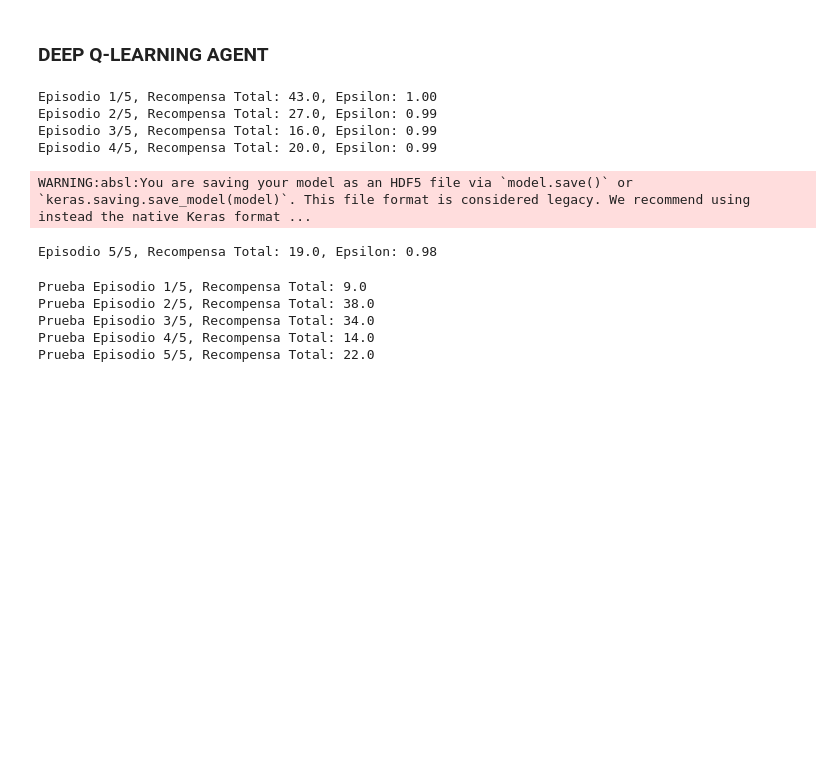
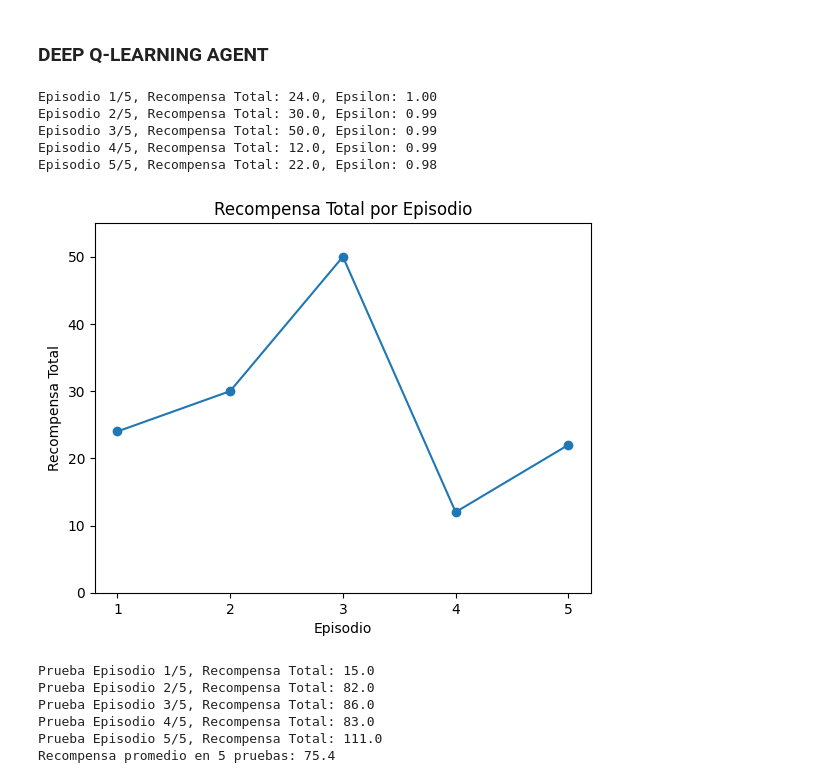
Before and after one commit to FranzCastillo/DeepQ-CartPole, a Jupyter notebook: CartPole.ipynb, the cells around one changed output. Cells and saved outputs as stored; diff of their text form; code cells hidden in the pictures; blank space fills up the shorter version.

```diff
--- a/CartPole.ipynb
+++ b/CartPole.ipynb
@@ -180,6 +181,8 @@ def train_agent(env, agent):
     Returns:
         DQLAgent: Trained agent.
     """
+    episode_rewards = []
+
     for episode in range(NUM_EPISODES):
         state, _ = env.reset()
         total_reward = 0
@@ -206,6 +209,8 @@ def train_agent(env, agent):
                 print(f"Episodio {episode + 1}/{NUM_EPISODES}, Recompensa Total: {total_reward}, Epsilon: {agent.epsilon:.2f}")
                 break
 
+        episode_rewards.append(total_reward)
+
         # Target model update
         if (episode + 1) % TARGET_UPDATE_FREQUENCY == 0:
             agent.update_target_model()
@@ -213,6 +218,16 @@ def train_agent(env, agent):
         # Exploration rate decay
         if agent.epsilon > agent.epsilon_min:
             agent.epsilon *= agent.epsilon_decay
+
+    # Graph total rewards per episode
+    plt.plot(range(1, NUM_EPISODES + 1), episode_rewards, marker='o')
+    plt.title('Recompensa Total por Episodio')
+    plt.xlabel('Episodio')
+    plt.ylabel('Recompensa Total')
+    plt.xticks(range(1, NUM_EPISODES + 1))
+    y_max = max(episode_rewards) * 1.1
+    plt.ylim(0, y_max)
+    plt.show()
 
 def test_agent(env, agent, episodes=5):
     """
@@ -223,6 +238,7 @@ def test_agent(env, agent, episodes=5):
         agent (DQLAgent): Agent.
         episodes (int): Number of episodes to run.
     """
+    total_rewards = []
     for episode in range(episodes):
         state, _ = env.reset()
         total_reward = 0
@@ -235,38 +251,42 @@ def test_agent(env, agent, episodes=5):
             state, reward, done, truncated, _ = env.step(action)
             total_reward += reward
             if done or truncated:
+                total_rewards.append(total_reward)
                 print(f"Prueba Episodio {episode + 1}/{episodes}, Recompensa Total: {total_reward}")
                 break
+    avg_reward = np.mean(total_rewards)
+    print(f"Recompensa promedio en {episodes} pruebas: {avg_reward}")
     env.close()
 # %%
 if __name__ == "__main__":
     # Environment
-    env = gym.make("CartPole-v0")
+    env = gym.make("CartPole-v1")
     state_size = env.observation_space.shape[0]
     action_size = env.action_space.n
 
     # Agent
     agent = DQLAgent(state_size, action_size)
 
     # Train agent
     train_agent(env, agent)
 
     # Save agent
     # agent.save("cartpole-dql.h5")
 
     # Test agent
-    # test_agent(env, agent)
+    test_agent(env, agent)
 
     env.close()
 # %% [output]
-Episodio 1/5, Recompensa Total: 43.0, Epsilon: 1.00
-Episodio 2/5, Recompensa Total: 27.0, Epsilon: 0.99
-Episodio 3/5, Recompensa Total: 16.0, Epsilon: 0.99
-Episodio 4/5, Recompensa Total: 20.0, Epsilon: 0.99
+Episodio 1/5, Recompensa Total: 24.0, Epsilon: 1.00
+Episodio 2/5, Recompensa Total: 30.0, Epsilon: 0.99
+Episodio 3/5, Recompensa Total: 50.0, Epsilon: 0.99
+Episodio 4/5, Recompensa Total: 12.0, Epsilon: 0.99
+Episodio 5/5, Recompensa Total: 22.0, Epsilon: 0.98
+[figure, added]
-WARNING:absl:You are saving your model as an HDF5 file via `model.save()` or `keras.saving.save_model(model)`. This file format is considered legacy. We recommend using instead the native Keras format ...
+Prueba Episodio 1/5, Recompensa Total: 15.0
+Prueba Episodio 2/5, Recompensa Total: 82.0
+Prueba Episodio 3/5, Recompensa Total: 86.0
+Prueba Episodio 4/5, Recompensa Total: 83.0
+Prueba Episodio 5/5, Recompensa Total: 111.0
+Recompensa promedio en 5 pruebas: 75.4
-Episodio 5/5, Recompensa Total: 19.0, Epsilon: 0.98
-Prueba Episodio 1/5, Recompensa Total: 9.0
-Prueba Episodio 2/5, Recompensa Total: 38.0
-Prueba Episodio 3/5, Recompensa Total: 34.0
-Prueba Episodio 4/5, Recompensa Total: 14.0
-Prueba Episodio 5/5, Recompensa Total: 22.0
```
Also changed, not shown: parts of 1 cell of this notebook.
